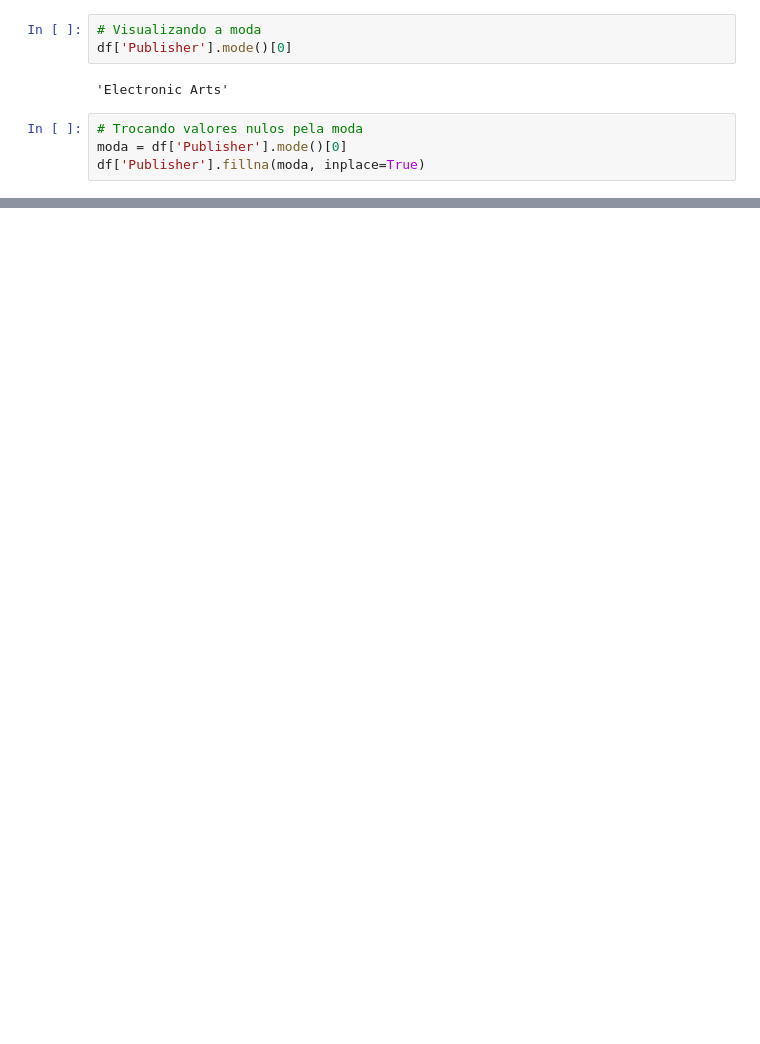
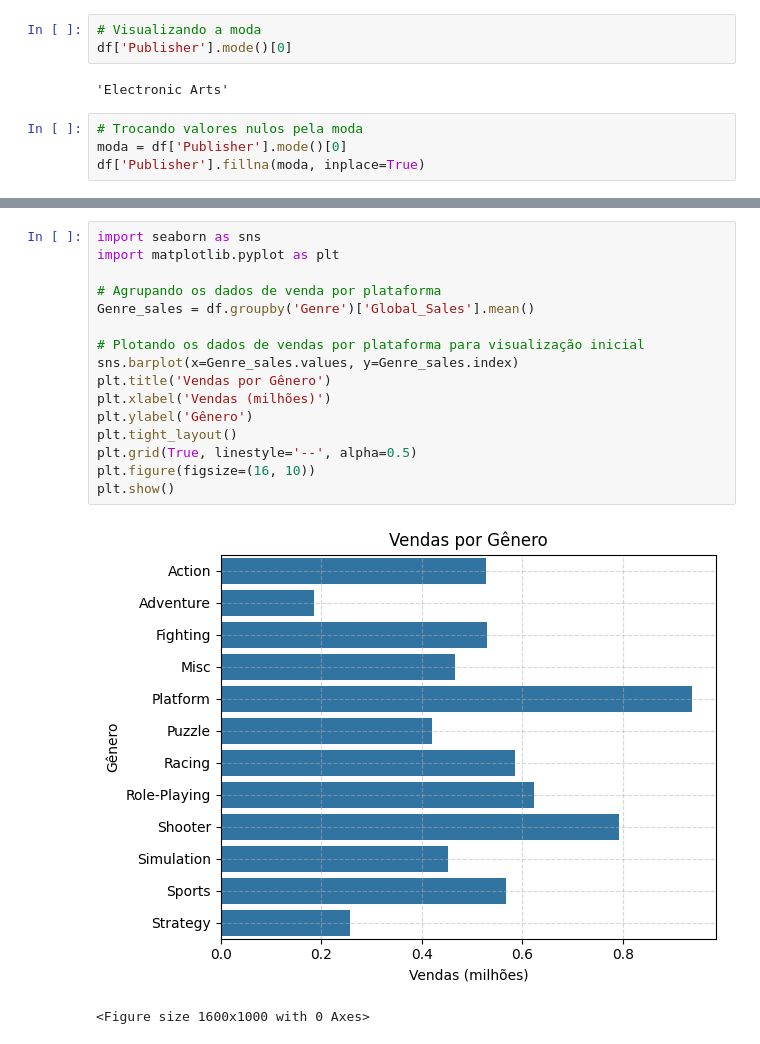
Before and after one commit to RosettiBR/ETL-Video-Game-Sales, a Jupyter notebook: main.ipynb, the cells around one changed output, grey strips where cells are left out. Cells and saved outputs as stored; diff of their text form; blank space fills up the shorter version.

```diff
--- a/main.ipynb
+++ b/main.ipynb
@@ -171,0 +276,19 @@ print(top_20)
+# %%
+import seaborn as sns
+import matplotlib.pyplot as plt
+
+# Agrupando os dados de venda por plataforma
+Genre_sales = df.groupby('Genre')['Global_Sales'].mean()
+
+# Plotando os dados de vendas por plataforma para visualização inicial
+sns.barplot(x=Genre_sales.values, y=Genre_sales.index)
+plt.title('Vendas por Gênero')
+plt.xlabel('Vendas (milhões)')
+plt.ylabel('Gênero')
+plt.tight_layout()
+plt.grid(True, linestyle='--', alpha=0.5)
+plt.figure(figsize=(16, 10))
+plt.show()
+# %% [output]
+[figure, added]
+<Figure size 1600x1000 with 0 Axes>
```
Also changed, not shown: parts of 19 cells of this notebook, 2 other files.
